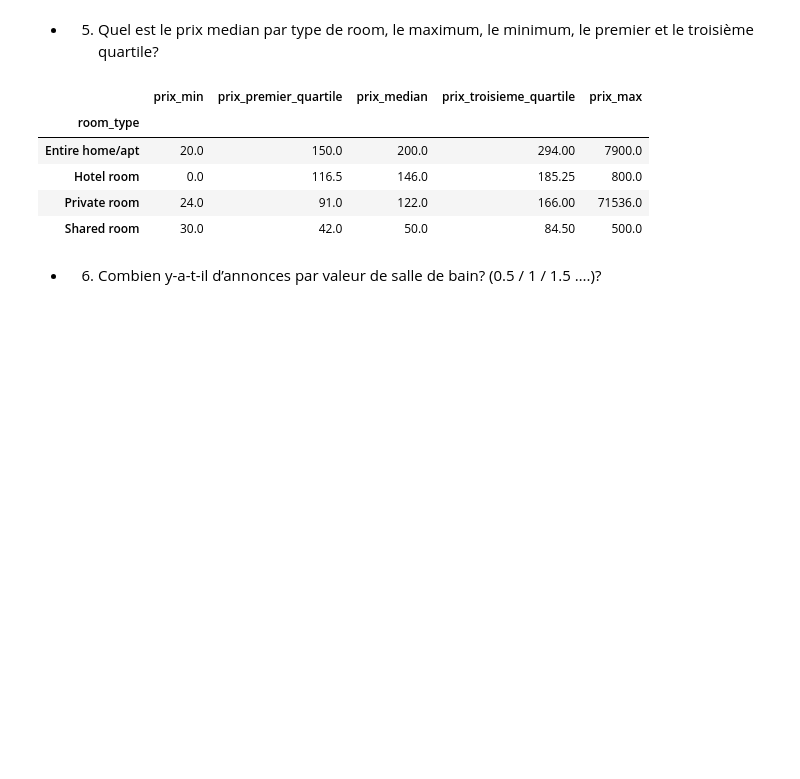
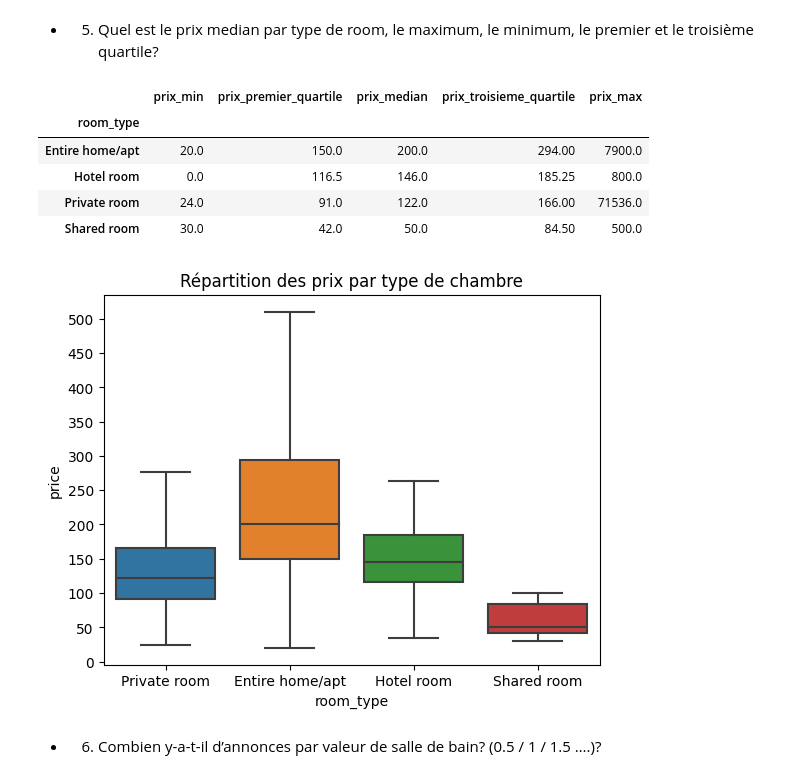
Before and after one commit to DonzerHD/Pandas-Env-Visuel, a Jupyter notebook: Pandas/TD_Pandas.ipynb, the cells around one changed output. Drawn from its saved outputs; the diff is of its cells as text; code cells hidden in the pictures; blank space fills up the shorter version.

Commit message:
graphique finit

```diff
--- a/Pandas/TD_Pandas.ipynb
+++ b/Pandas/TD_Pandas.ipynb
@@ -205,6 +212,26 @@ prix
 | Hotel room | 0.0 | 116.5 | 146.0 | 185.25 | 800.0 |
 | Private room | 24.0 | 91.0 | 122.0 | 166.00 | 71536.0 |
 | Shared room | 30.0 | 42.0 | 50.0 | 84.50 | 500.0 |
+# %%
+# Charger les données
+df = pd.read_csv('listings.csv')
+
+# Transformer le prix en float
+df['price'] = df['price'].apply(lambda x: x.replace('$', '').replace(',', '')).astype(float)
+
+# Créer un graphique boxplot avec seaborn
+sns.boxplot(x='room_type', y='price', data=df , showfliers=False)
+
+# Ajouter un titre
+plt.title('Répartition des prix par type de chambre')
+
+# Définir les étiquettes de l'axe y
+plt.yticks(np.arange(0, 550, 50))
+
+# Afficher le graphique
+plt.show()
+# %% [output]
+[figure, added]
 # %% [markdown]
 - 6. Combien y-a-t-il d’annonces par valeur de salle de bain? (0.5 / 1 / 1.5 ….)?
 # %%
```
Also changed, not shown: parts of 10 cells of this notebook, 1 other file.
